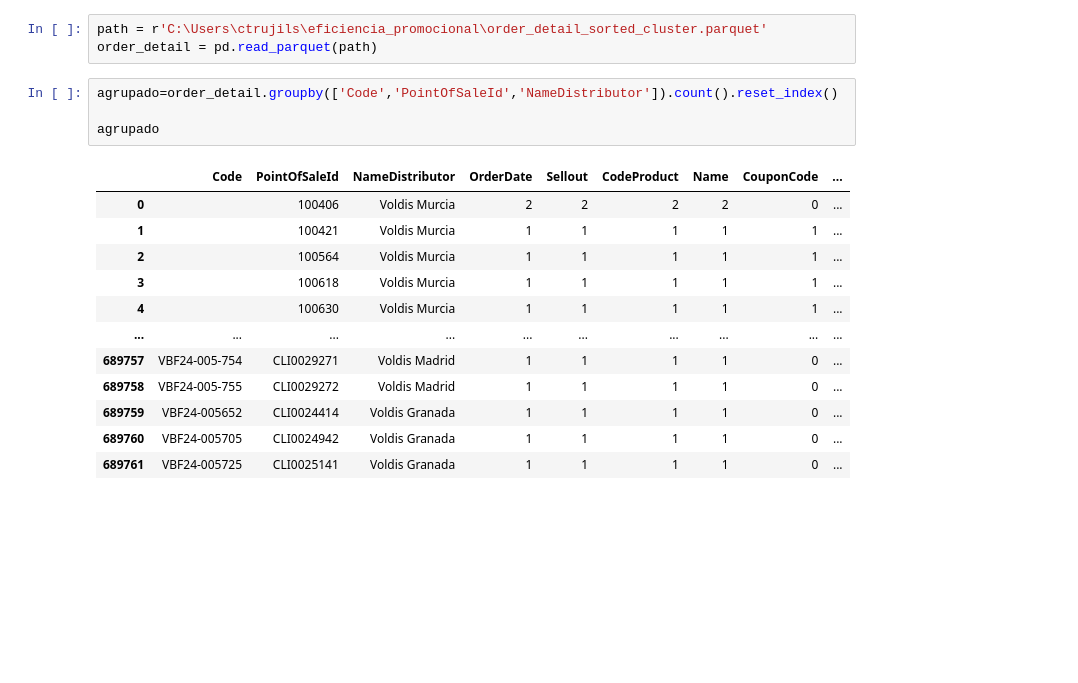
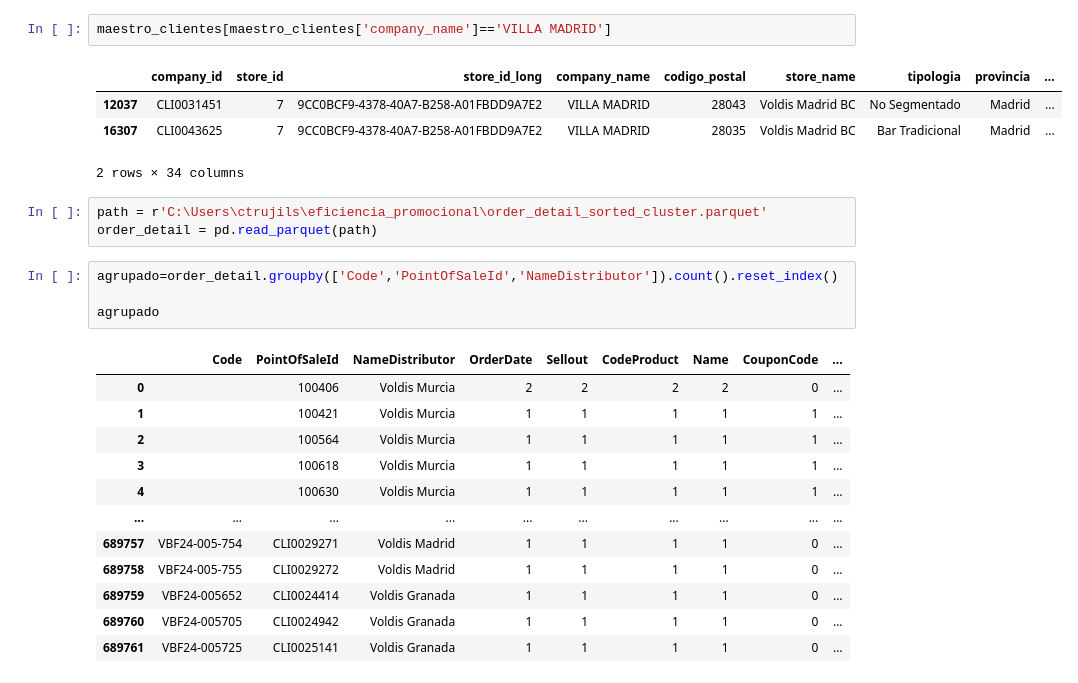
Before and after one commit to MahouECommerce/ml-eficiencia-comercial, a Jupyter notebook: 03_360_pdv.ipynb, the cells around one changed output. Cells and saved outputs as stored; diff of their text form; blank space fills up the shorter version.

```diff
--- a/03_360_pdv.ipynb
+++ b/03_360_pdv.ipynb
@@ -16,3 +37,10 @@ order_detail_sorted = pd.read_parquet(path)
+# %%
+maestro_clientes[maestro_clientes['company_name']=='VILLA MADRID']
+# %% [output]
+|  | company_id | store_id | store_id_long | company_name | codigo_postal | store_name | tipologia | provincia | ... |
+| 12037 | CLI0031451 | 7 | 9CC0BCF9-4378-40A7-B258-A01FBDD9A7E2 | VILLA MADRID | 28043 | Voldis Madrid BC | No Segmentado | Madrid | ... |
+| 16307 | CLI0043625 | 7 | 9CC0BCF9-4378-40A7-B258-A01FBDD9A7E2 | VILLA MADRID | 28035 | Voldis Madrid BC | Bar Tradicional | Madrid | ... |
+2 rows × 34 columns
 # %%
 path = r'C:\Users\ctrujils\eficiencia_promocional\order_detail_sorted_cluster.parquet'
 order_detail = pd.read_parquet(path)
```
Also changed, not shown: parts of 3 cells of this notebook.
